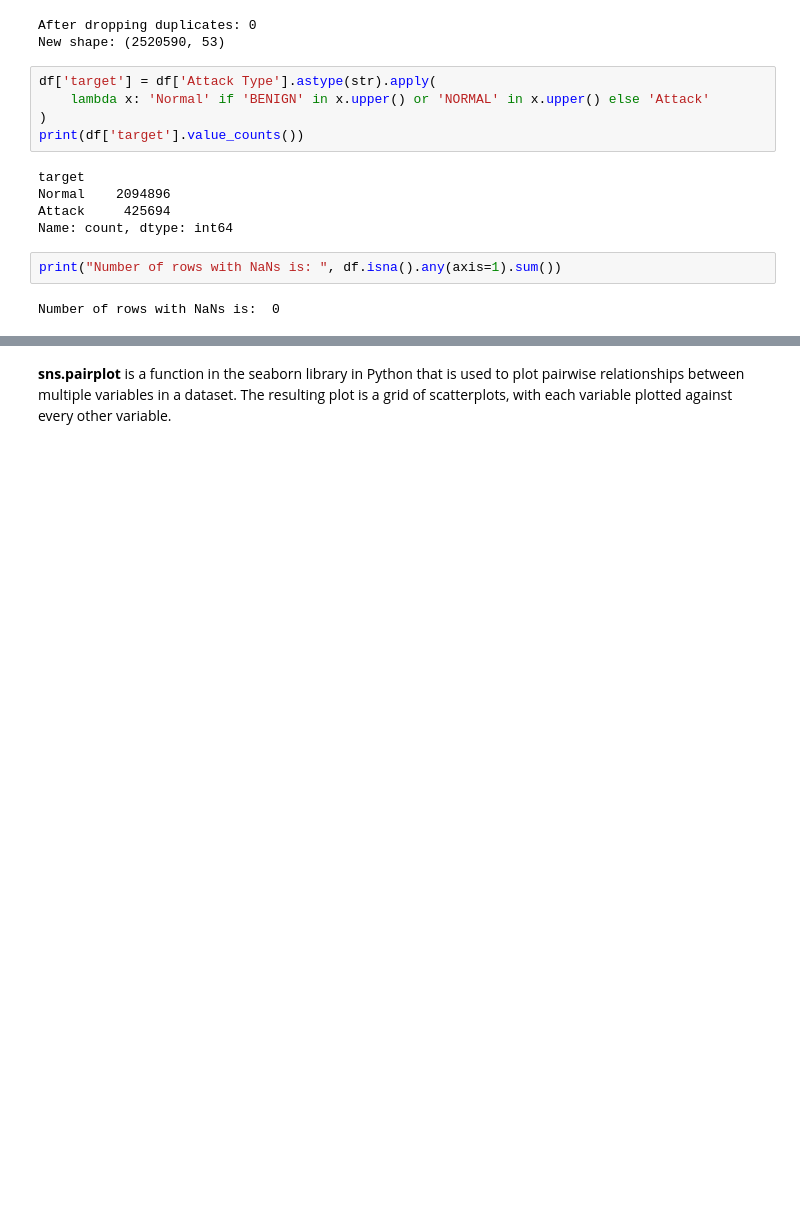
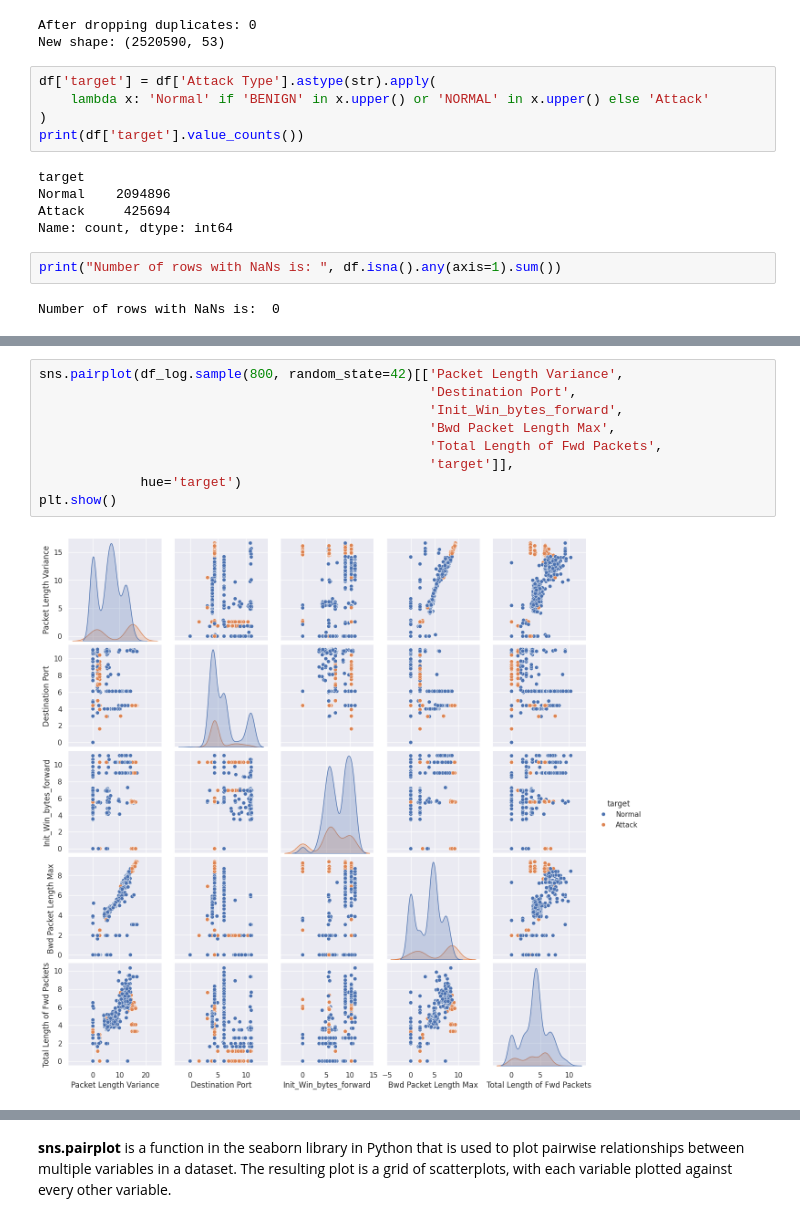
Before and after one commit to Ola-Steeve/INSE6220, a Jupyter notebook: Sample Project Classification with PyCaret.ipynb, the cells around one changed output, grey strips where cells are left out. Saved outputs shown, nothing was run; the diff lists cells and outputs as text; blank space fills up the shorter version.

```diff
--- a/Sample Project Classification with PyCaret.ipynb
+++ b/Sample Project Classification with PyCaret.ipynb
@@ -120,0 +124,11 @@ KeyError: "['target'] not in index"
+# %%
+sns.pairplot(df_log.sample(800, random_state=42)[['Packet Length Variance',
+                                                  'Destination Port',
+                                                  'Init_Win_bytes_forward',
+                                                  'Bwd Packet Length Max',
+                                                  'Total Length of Fwd Packets',
+                                                  'target']],
+             hue='target')
+plt.show()
+# %% [output]
+[figure, added]
```
Also changed, not shown: parts of 6 cells of this notebook.
